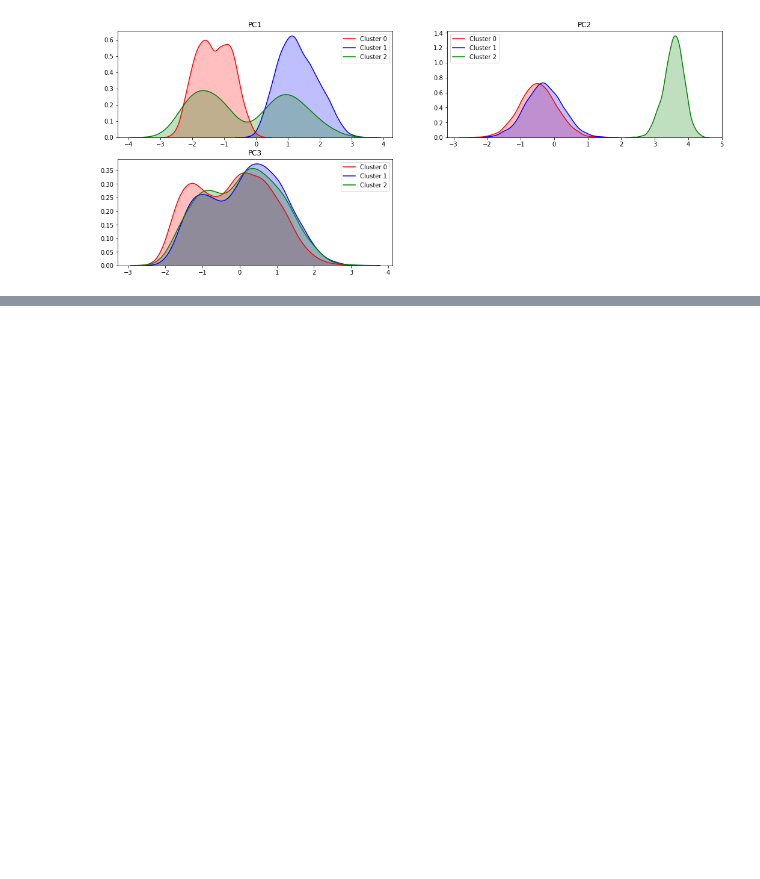
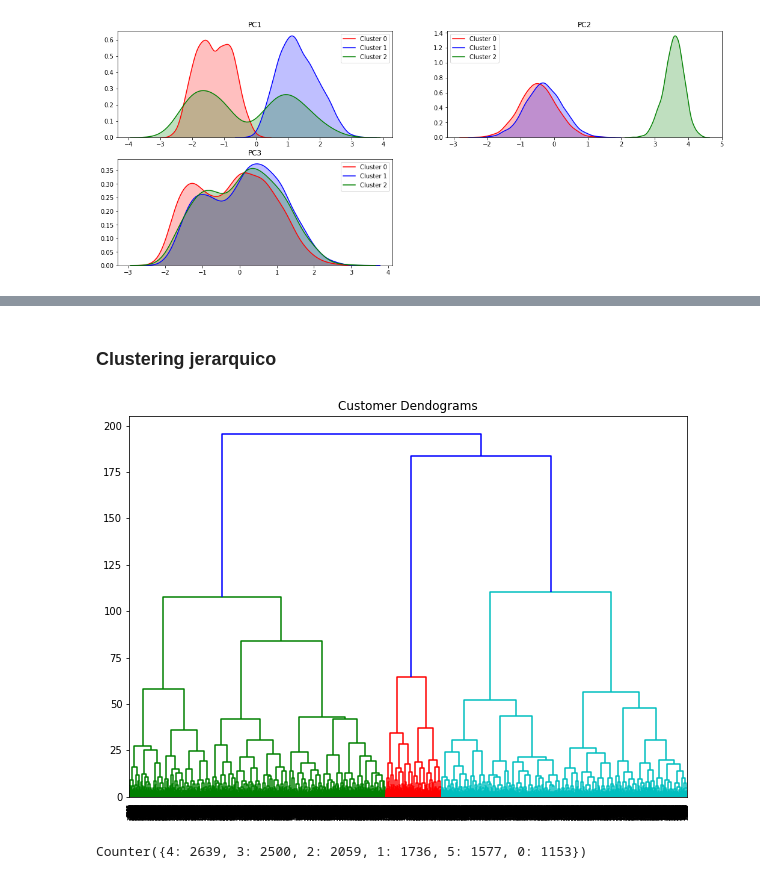
Before and after one commit to Jaiver2012/FinalAnalitica, a Jupyter notebook: Untitled.ipynb, the cells around one changed output, grey strips where cells are left out. Cells and saved outputs as stored; diff of their text form; code cells hidden in the pictures; blank space fills up the shorter version.

```diff
--- a/Untitled.ipynb
+++ b/Untitled.ipynb
@@ -701,0 +757,8 @@ for var in dataPca.columns[0:3]:
+# %% [markdown]
+### Clustering jerarquico
+# %%
+plt.figure(figsize=(10, 7))
+plt.title("Customer Dendograms")
+dend = shc.dendrogram(shc.linkage(dataStd, method='ward'))
+# %% [output]
+[figure, added]
@@ -701,0 +772,13 @@ for var in dataPca.columns[0:3]:
+# %%
+dataJer = pca.transform(dataStd)
+dataJer = dataJer[:,0:3]
+
+dataJer = pd.DataFrame(dataJer)
+#dataJer.columns=['PC1', 'PC2', 'PC3','PC4','PC5','PC6']
+dataJer.columns=['PC1', 'PC2', 'PC3']
+
+dataJer['Cluster']= clusters
+counter=Counter(clusters)
+print(counter)
+# %% [output]
+Counter({4: 2639, 3: 2500, 2: 2059, 1: 1736, 5: 1577, 0: 1153})
```
Also changed, not shown: parts of 13 cells of this notebook.
